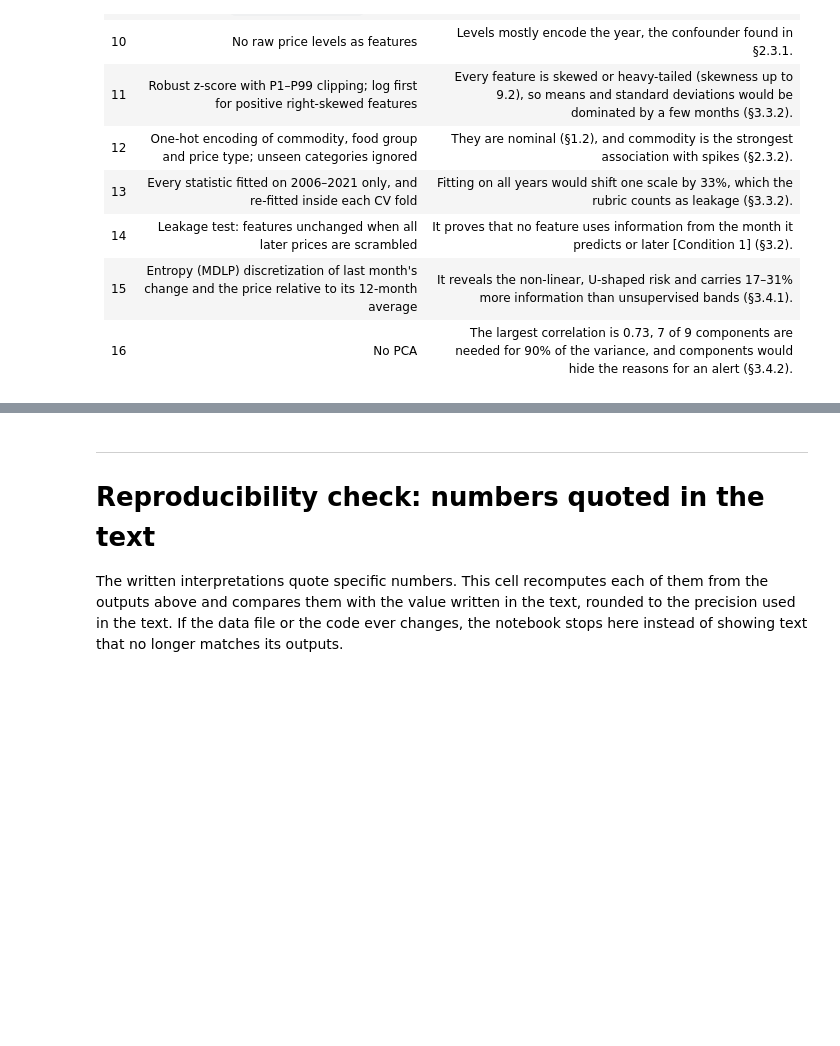
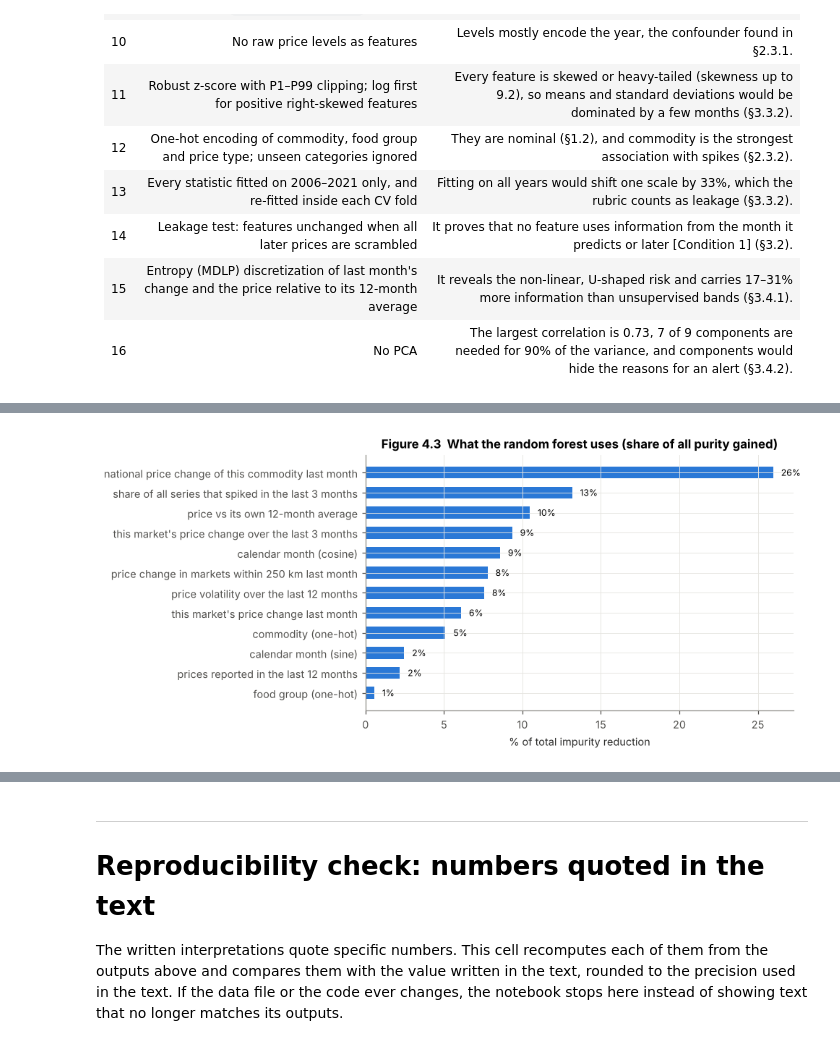
Before and after one commit to Shambhavi-DSAI2006/tanzania-food-price-spikes, a Jupyter notebook: Shambhavi_MiniProject.ipynb, the cells around one changed output, grey strips where cells are left out. Saved outputs shown, nothing was run; the diff lists cells and outputs as text; code cells hidden in the pictures; blank space fills up the shorter version.

```diff
--- a/Shambhavi_MiniProject.ipynb
+++ b/Shambhavi_MiniProject.ipynb
@@ -2020,0 +2655,18 @@ Components needed for 90% of the variance: 7 of 9; eigenvalues > 1 (Kaiser): 4,
+# %%
+# Figure 4.3 — which features does the final model rely on? (share of impurity reduction, Ensembles lecture)
+est_final = final_model.steps[-1][1]
+if hasattr(est_final, "feature_importances_"):
+    imp = pd.Series(est_final.feature_importances_, index=list(final_model.named_steps["pre"].named_steps["encode_scale"].get_feature_names_out()))
+else:
+    imp = pd.Series(fitted_tree.feature_importances_, index=names)
+grouped = imp.groupby(lambda n: "commodity (one-hot)" if n.startswith("commodity_") else
+                      ("food group (one-hot)" if n.startswith("category_") else ("price type" if n.startswith("pricetype_") else n))).sum()
+grouped = grouped[grouped > 0.005].sort_values()
+grouped.index = [PLAIN.get(n, n) for n in grouped.index]
+fig, ax = plt.subplots(figsize=(9, 4.2))
+ax.barh(grouped.index, 100 * grouped.values, color="#2a78d6", height=0.6)
+for i, v in enumerate(grouped.values): ax.text(100 * v + 0.5, i, f"{100 * v:.0f}%", va="center", fontsize=8)
+ax.set(title=f"Figure 4.3  What the {FINAL_NAME} uses (share of all purity gained)", xlabel="% of total impurity reduction")
+plt.tight_layout(); save_fig("fig_4_3_feature_importance"); plt.show()
+# %% [output]
+[figure, added]
```
Also changed, not shown: parts of 40 cells of this notebook, 5 other files.
